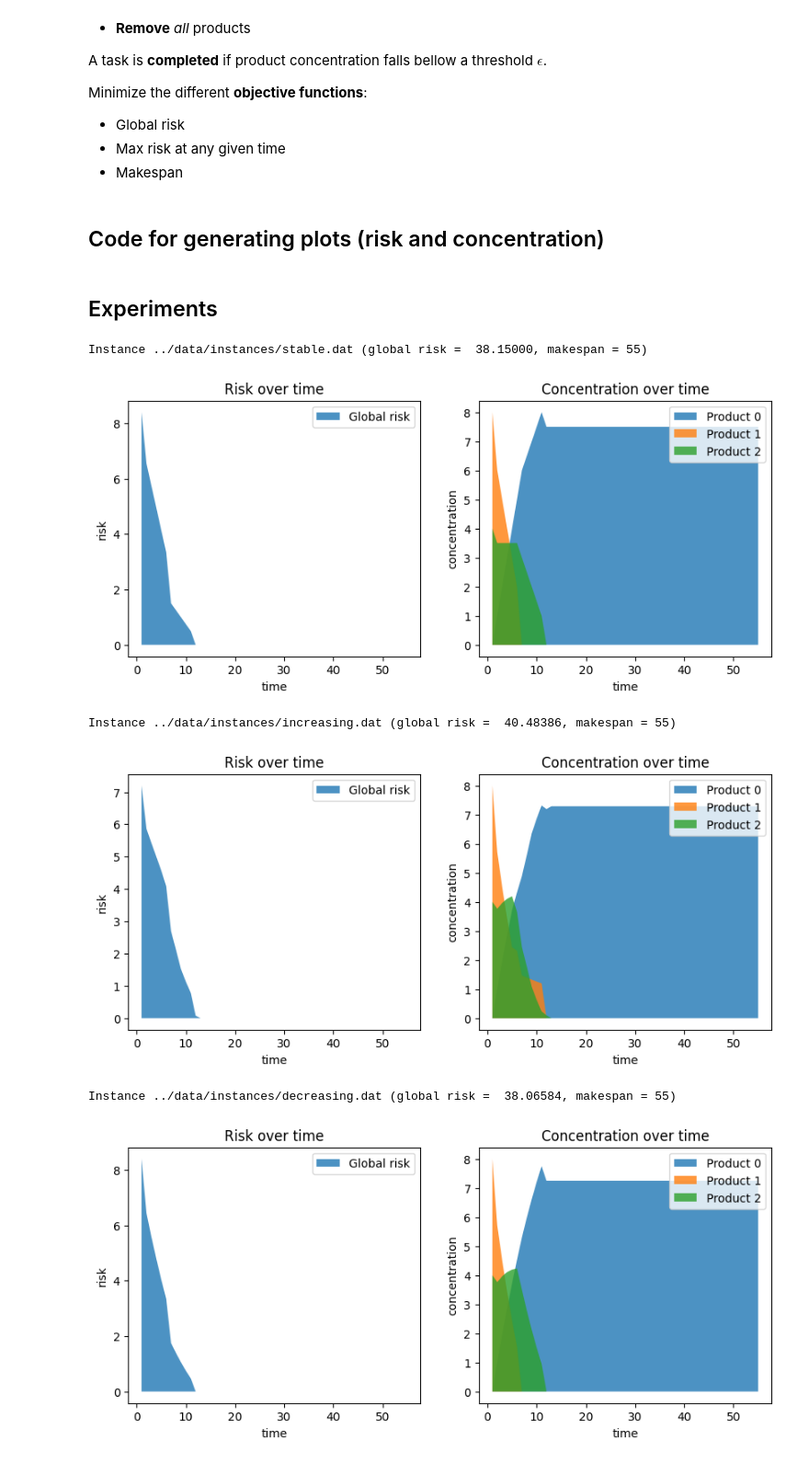
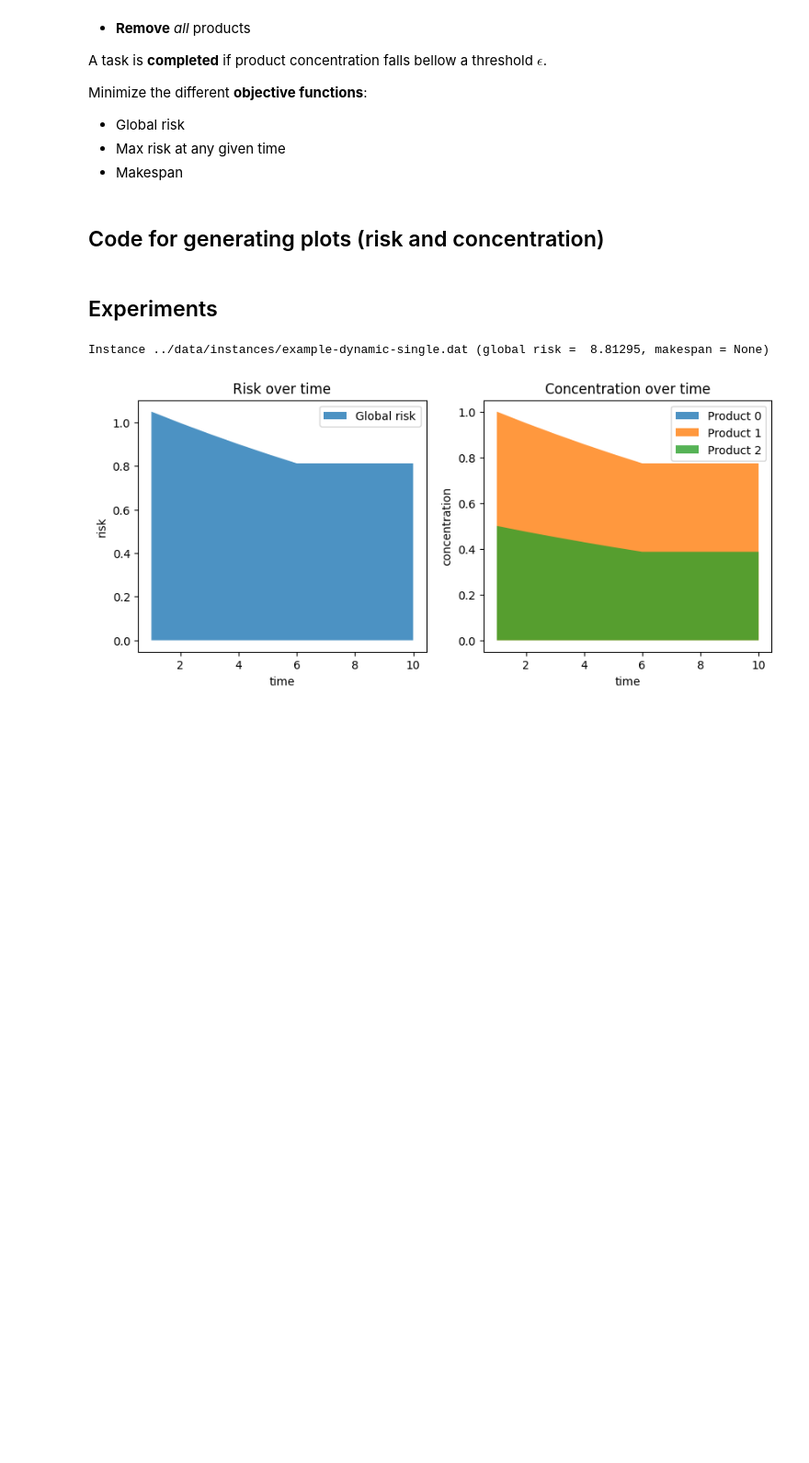
Before and after one commit to gacheiro/optlis, a Jupyter notebook: notebooks/Dynamic tranformation and degradation.ipynb, the cells around one changed output. Shown at 92% size. Drawn from its saved outputs; the diff is of its cells as text; code cells hidden in the pictures; blank space fills up the shorter version.

```diff
--- a/notebooks/Dynamic tranformation and degradation.ipynb
+++ b/notebooks/Dynamic tranformation and degradation.ipynb
@@ -48,7 +48,7 @@ def _risk_at_time(inst, sol, t):
 
 def _plot_risk_by_time(ax, instance, solution, alpha=0.8):
     """Plot a graph for the risk vs. time."""
-    makespan = solution.get("makespan")
+    makespan = solution.get("makespan", 10)
     x = list(range(1, makespan + 1))
     y = []
     for t in range(1, makespan + 1):
@@ -69,7 +69,7 @@ def _concentration_at_time(inst, sol, p, t):
 
 def _plot_concentration_by_time(ax, instance, solution, alpha=0.8):
     """Plot a graph for products' concentration vs. time."""
-    makespan = solution.get("makespan")
+    makespan = solution.get("makespan", 10)
     products = instance.products
     x = list(range(1, makespan + 1))
 
@@ -102,16 +102,17 @@ def plot_graphs(instance_path, sol_path):
 # %%
 # import sys
 # from IPython.utils import io
 
-for instance_name in ("stable", "increasing", "decreasing"):
-    plot_graphs(
-        f"../data/instances/{instance_name}.dat",
-        f"../data/solutions/{instance_name}.sol"
-    )
+# for instance_name in ("stable", "increasing", "decreasing"):
+#    plot_graphs(
+#        f"../data/instances/{instance_name}.dat",
+#        f"../data/solutions/{instance_name}.sol"
+#    )
+
+plot_graphs(
+    f"../data/instances/example-dynamic-single.dat",
+    f"../data/solutions/example-dynamic-single.sol"
+)
 # %% [output]
-Instance ../data/instances/stable.dat (global risk =  38.15000, makespan = 55)
+Instance ../data/instances/example-dynamic-single.dat (global risk =  8.81295, makespan = None)
-[figure, old version]
+[figure, new version]
-Instance ../data/instances/increasing.dat (global risk =  40.48386, makespan = 55)
-[figure, removed]
-Instance ../data/instances/decreasing.dat (global risk =  38.06584, makespan = 55)
-[figure, removed]
```
Also changed, not shown: 1 other file.
